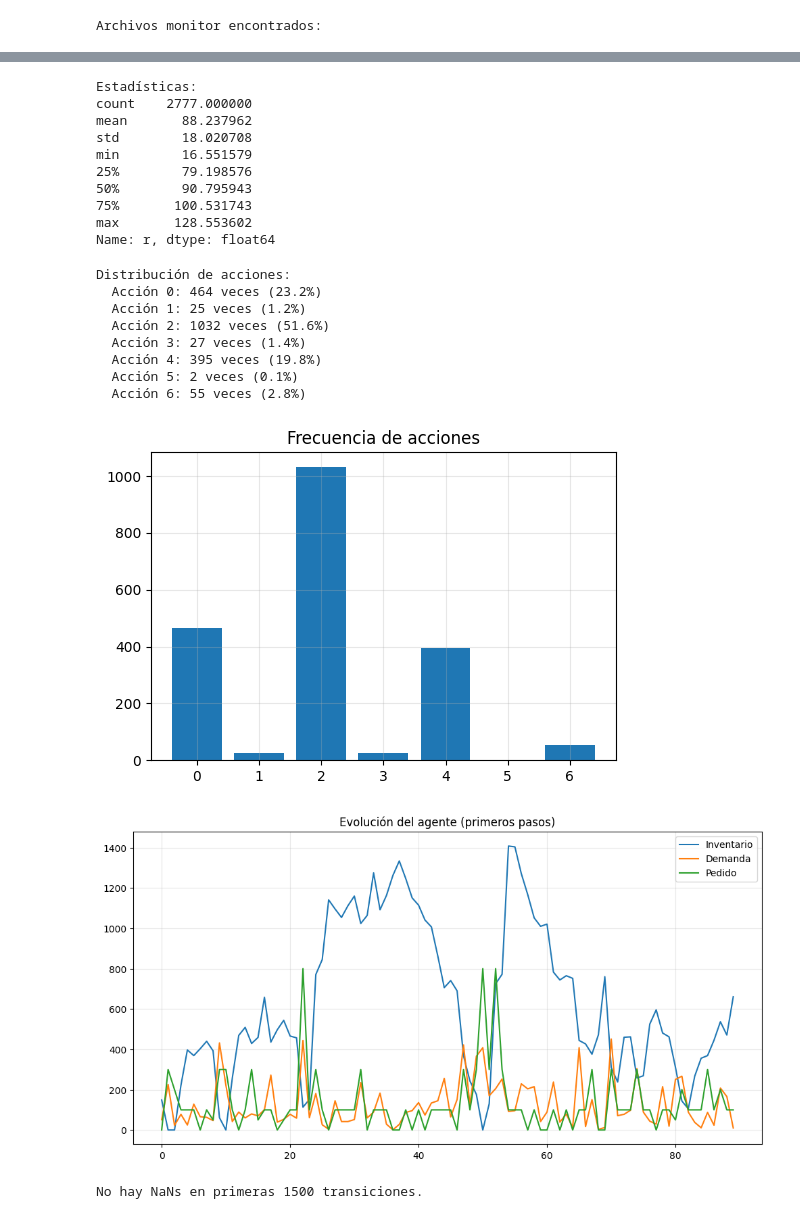
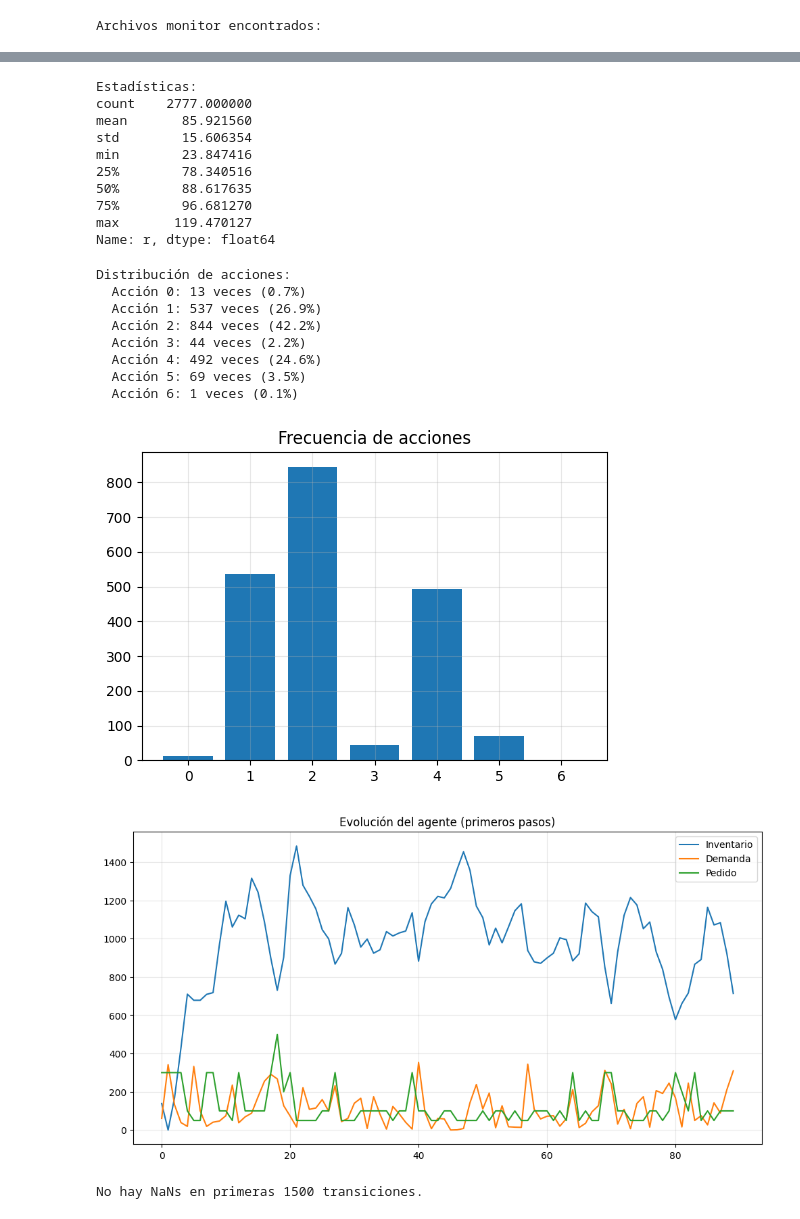
Before and after one commit to marCRACK29/Optimizacion-de-Inventario, a Jupyter notebook: notebooks/sanity_cheks_dqn.ipynb, the cells around one changed output, grey strips where cells are left out. Cells and saved outputs as stored; diff of their text form; code cells hidden in the pictures.

Commit message:
fix: corrige error en el conjunto de datos para entrenamiento, actualiza el modelo, y se quita Demand Forecast por riesgo de data-leak

```diff
--- a/notebooks/sanity_cheks_dqn.ipynb
+++ b/notebooks/sanity_cheks_dqn.ipynb
@@ -4,6 +4,7 @@ import glob
 import numpy as np
 import pandas as pd
 import matplotlib.pyplot as plt
+import pickle
 
 from stable_baselines3 import DQN
 from stable_baselines3.common.vec_env import DummyVecEnv, VecNormalize
@@ -12,6 +13,10 @@ from stable_baselines3.common.monitor import Monitor
 import sys
 sys.path.append(os.path.abspath(os.path.join(os.getcwd(), "..")))
 from src.environment_dqn import RetailEnvDQN
+
+STORES_PATH = "../data/stores.pkl"
+with open(STORES_PATH, "rb") as f:
+    stores = pickle.load(f)
 
 output_path = '../results/plots/dqn/' # Para guardar los plots
 output_dir = os.path.dirname(output_path)
@@ -161,14 +166,15 @@ def run_sanity_checks(experiment_dir=None):
     # El modelo tiene dos opciones
     best_model_path = os.path.join(experiment_dir, "best_model", "best_model.zip")
     final_model_path = os.path.join(experiment_dir, "model_final", "dqn_final.zip")
-    # Cargando dataset y entorno
-    df = pd.read_csv("../data/data_train.csv")
-    data_array = df.values.astype(np.float32)
+    # Cargando datos y entorno
 
-    split_idx = int(len(data_array) * 0.8)
-    test_data = data_array[split_idx:]
+    store_ids = list(stores.keys())
+    store_ids.sort()
 
-    env = DummyVecEnv([lambda: Monitor(RetailEnvDQN(test_data))])
+    split_idx = int(len(store_ids) * 0.8)
+    eval_stores  = {sid: stores[sid] for sid in store_ids[split_idx:]}
+
+    env = DummyVecEnv([lambda: Monitor(RetailEnvDQN(eval_stores))])
 
     # Cargando el modelo
     model_path = best_model_path
@@ -189,21 +195,21 @@ Archivos monitor encontrados:
 Estadísticas:
 count    2777.000000
-mean       88.237962
-std        18.020708
-min        16.551579
-25%        79.198576
-50%        90.795943
-75%       100.531743
-max       128.553602
+mean       85.921560
+std        15.606354
+min        23.847416
+25%        78.340516
+50%        88.617635
+75%        96.681270
+max       119.470127
 Name: r, dtype: float64
 Distribución de acciones:
-  Acción 0: 464 veces (23.2%)
-  Acción 1: 25 veces (1.2%)
-  Acción 2: 1032 veces (51.6%)
-  Acción 3: 27 veces (1.4%)
-  Acción 4: 395 veces (19.8%)
-  Acción 5: 2 veces (0.1%)
-  Acción 6: 55 veces (2.8%)
+  Acción 0: 13 veces (0.7%)
+  Acción 1: 537 veces (26.9%)
+  Acción 2: 844 veces (42.2%)
+  Acción 3: 44 veces (2.2%)
+  Acción 4: 492 veces (24.6%)
+  Acción 5: 69 veces (3.5%)
+  Acción 6: 1 veces (0.1%)
-[figure, old version]
+[figure, new version]
-[figure, old version]
+[figure, new version]
 No hay NaNs en primeras 1500 transiciones.
```
Also changed, not shown: parts of 1 cell of this notebook, 8 other files.
